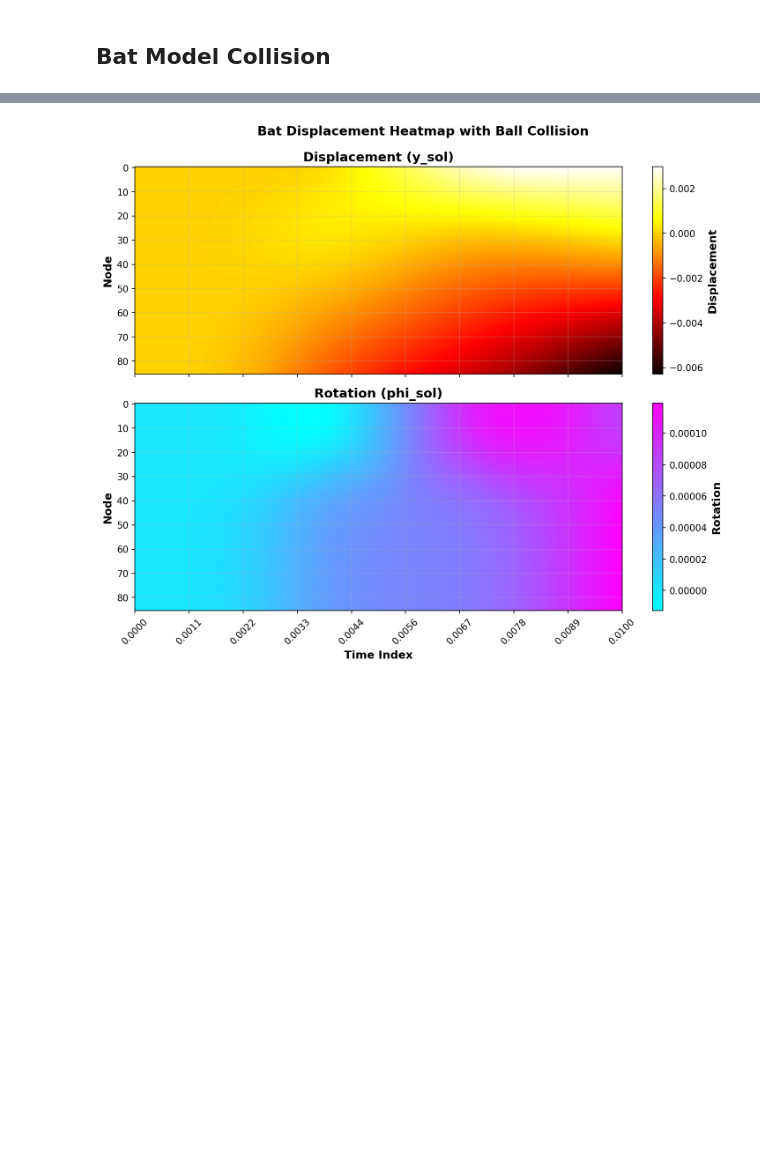
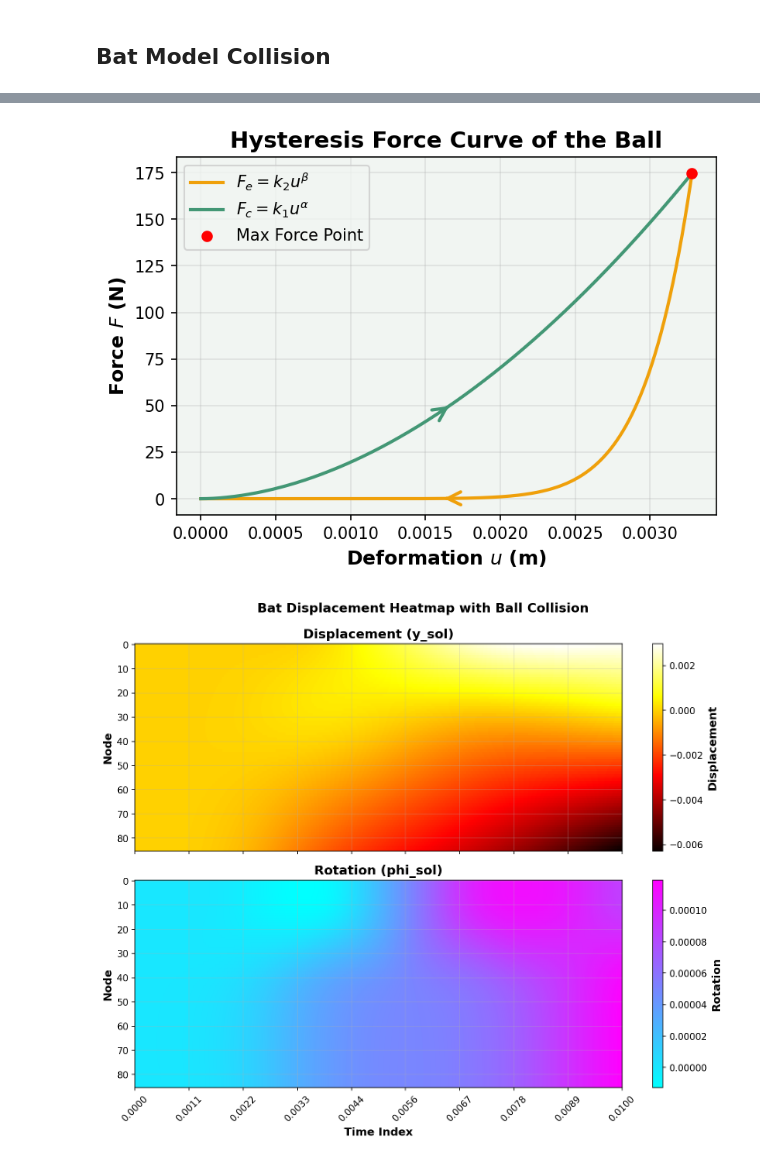
Before and after one commit to navawolfish/bat-ball-collision-model, a Jupyter notebook: intgrate_ball.ipynb, the cells around one changed output, grey strips where cells are left out. Saved outputs shown, nothing was run; the diff lists cells and outputs as text; code cells hidden in the pictures; blank space fills up the shorter version.

```diff
--- a/intgrate_ball.ipynb
+++ b/intgrate_ball.ipynb
@@ -47,3 +75,7 @@ fig, ax = plot_ball_collision_dynamics(standard_bat.ball, title='Ball Collision
+# %%
+plot_ball_forces(standard_bat.ball)
+# %% [output]
+[figure, added]
 # %%
 def get_ball_shape(compression, radius=ball.radius):
     """Returns the shape of the ball as an ellipse with semi-axes radius (x) and radius-compression (y)."""
```
Also changed, not shown: parts of 4 cells of this notebook, 7 other files.
